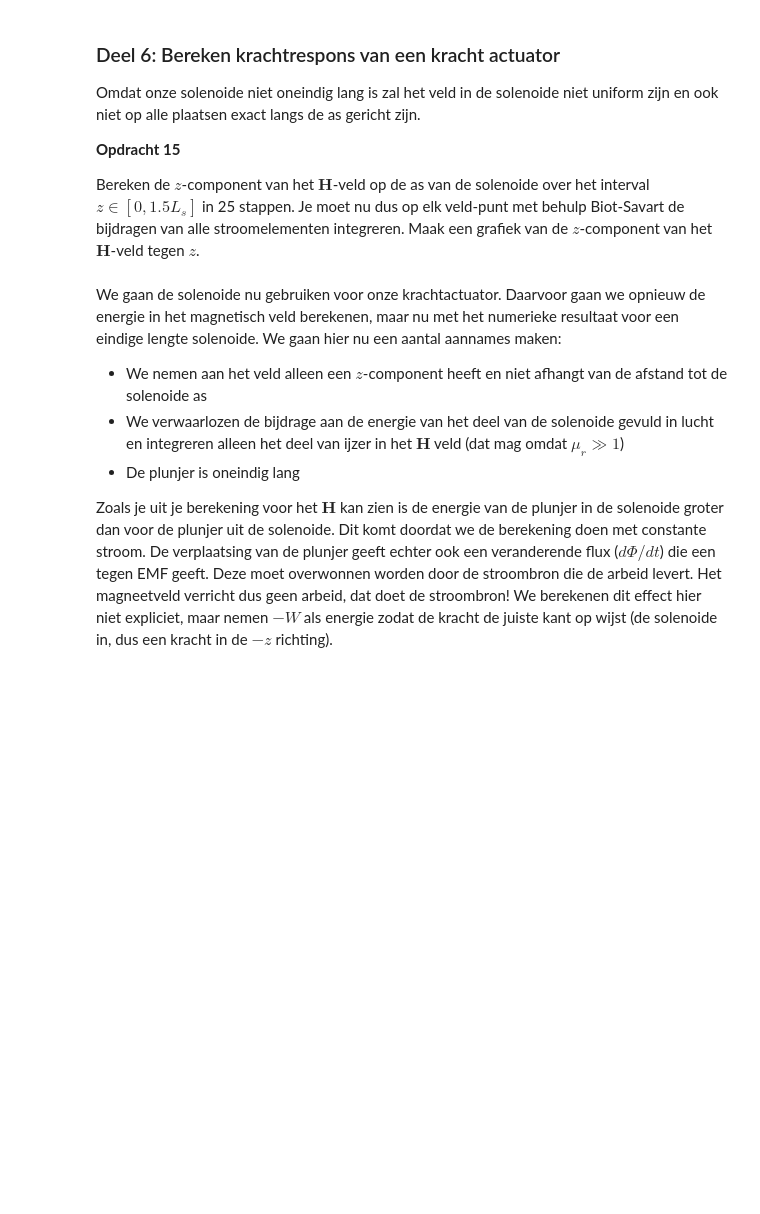
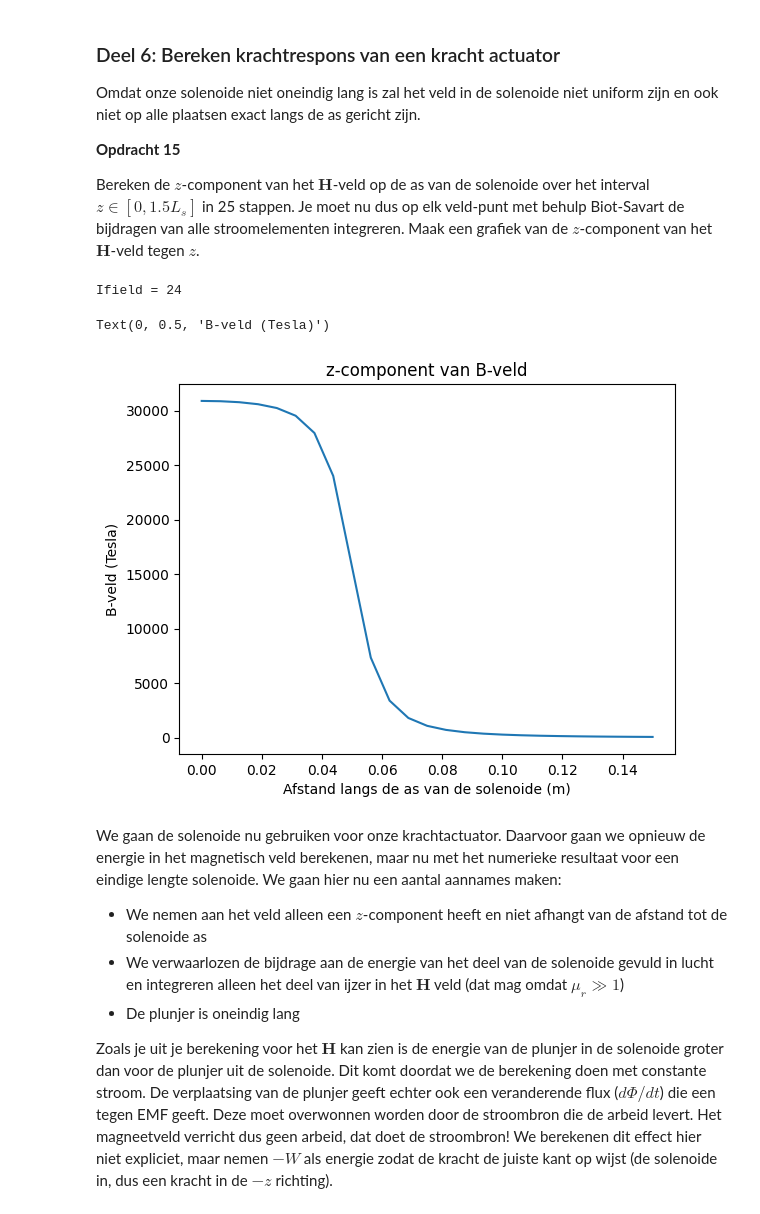
Before and after one commit to DavantePES/Def-D, a Jupyter notebook: DigitaleOntwerpopdrachten/2KrachtActuatorOpdracht/KrachtactuatorOpdracht.ipynb, the cells around one changed output. Cells and saved outputs as stored; diff of their text form; code cells hidden in the pictures; blank space fills up the shorter version.

```diff
--- a/DigitaleOntwerpopdrachten/2KrachtActuatorOpdracht/KrachtactuatorOpdracht.ipynb
+++ b/DigitaleOntwerpopdrachten/2KrachtActuatorOpdracht/KrachtactuatorOpdracht.ipynb
@@ -549,6 +541,17 @@ Bereken het veld in het midden van de solenoide en vergelijk het met het analyti
 * Denk na over wat dl betekent en hoe jullie deze zou berekenen.
 * Bereken met de functie die jullie eerder geschreven hebben de contributies aan het $H$-veld en sommeer deze.
 # %%
-###
-###Jullie code hier###
-###
+r_field = np.array([0, 0, 0])  # midden solenoide
+H_total = np.array([0, 0, 0], dtype='float64')
+
+for i in range(len(x)-1):
+    r_source = np.array([x[i], y[i], z[i]])
+    dl = np.array([
+        x[i+1] - x[i],
+        y[i+1] - y[i],
+        z[i+1] - z[i]
+    ])
+
+    H_total += field_current_element(r_field, r_source, dl)
+
+print("H in midden:", H_total)
@@ -560,35 +565,41 @@ Omdat onze solenoide niet oneindig lang is zal het veld in de solenoide niet uni
 
 Bereken de $z$-component van het $\mathbf{H}$-veld op de as van de solenoide over het interval $z \in [0, 1.5L_s]$ in 25 stappen. Je moet nu dus op elk veld-punt met behulp Biot-Savart de bijdragen van alle stroomelementen integreren. Maak een grafiek van de $z$-component van het $\mathbf{H}$-veld tegen $z$.
 # %%
-n_ax=25
-z_ax=np.linspace(0, 1.5*L_sol/2, n_ax)
-H_ax=np.zeros((n_ax,1))
+n_ax = 25
+z_ax = np.linspace(0, 1.5*L_sol, n_ax)
+H_ax = np.zeros(n_ax)
 
 for i_field in range(n_ax):
-    print(f"\rIfield =  {i_field}", end="") # Print welk element van het veld nu berekend wordt.
-    # Bepaal de field coordinate
-    Hsimulated=np.array([0,0,0], dtype='float64')
-    for i_source in np.arange(1, N):
-        # Bepaal dl en r_source en gebruik
+    print(f"\rIfield = {i_field}", end="")
+
+    r_field = np.array([0, 0, z_ax[i_field]])
+    Hsimulated = np.array([0, 0, 0], dtype='float64')
+
+    for i_source in range(len(x)-1):
+        r_source = np.array([x[i_source], y[i_source], z[i_source]])
+        dl = np.array([
+            x[i_source+1] - x[i_source],
+            y[i_source+1] - y[i_source],
+            z[i_source+1] - z[i_source]
+        ])
+
         Hsimulated += field_current_element(r_field, r_source, dl)
-        print(f"Ifield =  {i_field}", end="")
 
-    # selecting the z-component
-    H_ax[i_field,0]=Hsimulated[2]
+    H_ax[i_field] = Hsimulated[2]  # alleen z-component
 
-H_veld_ideaal=analytical_answer*np.ones(n_ax)*(1.0*(z_ax < L_sol/2))
+H_veld_ideaal=analytisch_antwoord*np.ones(n_ax)*(1.0*(z_ax < L_sol/2))
 
 # dit is nog een aardige analytische uitdrukking die je kan uitrekenen voor de z-component op de as van een solenoide met eindige lengte
-H_veld_analytisch=(aantal_omwent*I/L_sol/2)*((L_sol/2-z_ax)/np.sqrt((z_ax- L_sol/2)**2 + r_sol**2)+(L_sol/2+z_ax)/np.sqrt((z_ax+ L_sol/2)**2 + r_sol**2))
+H_veld_analytisch=(N*I/L_sol/2)*((L_sol/2-z_ax)/np.sqrt((z_ax- L_sol/2)**2 + r_sol**2)+(L_sol/2+z_ax)/np.sqrt((z_ax+ L_sol/2)**2 + r_sol**2))
 
-plt.figure(figsize=[13,4])
-plt.subplot(131)
 plt.title('z-component van B-veld')
-plt.plot(z_ax, H_veld_ideaal, '-r', label='ideaal')
-plt.plot(z_ax, H_veld_analytisch, '-g', label='analytisch')
-plt.plot(z_ax, H_ax, '-k', label='simulatie')
+plt.plot(z_ax, H_ax)
 plt.xlabel('Afstand langs de as van de solenoide (m)')
 plt.ylabel('B-veld (Tesla)')
+# %% [output]
+Ifield = 24
+Text(0, 0.5, 'B-veld (Tesla)')
+[figure, added]
 # %% [markdown]
 We gaan de solenoide nu gebruiken voor onze krachtactuator. Daarvoor gaan we opnieuw de energie in het magnetisch veld berekenen, maar nu met het numerieke resultaat voor een eindige lengte solenoide. We gaan hier nu een aantal aannames maken:
 * We nemen aan het veld alleen een $z$-component heeft en niet afhangt van de afstand tot de solenoide as
```
Also changed, not shown: parts of 14 cells of this notebook.
